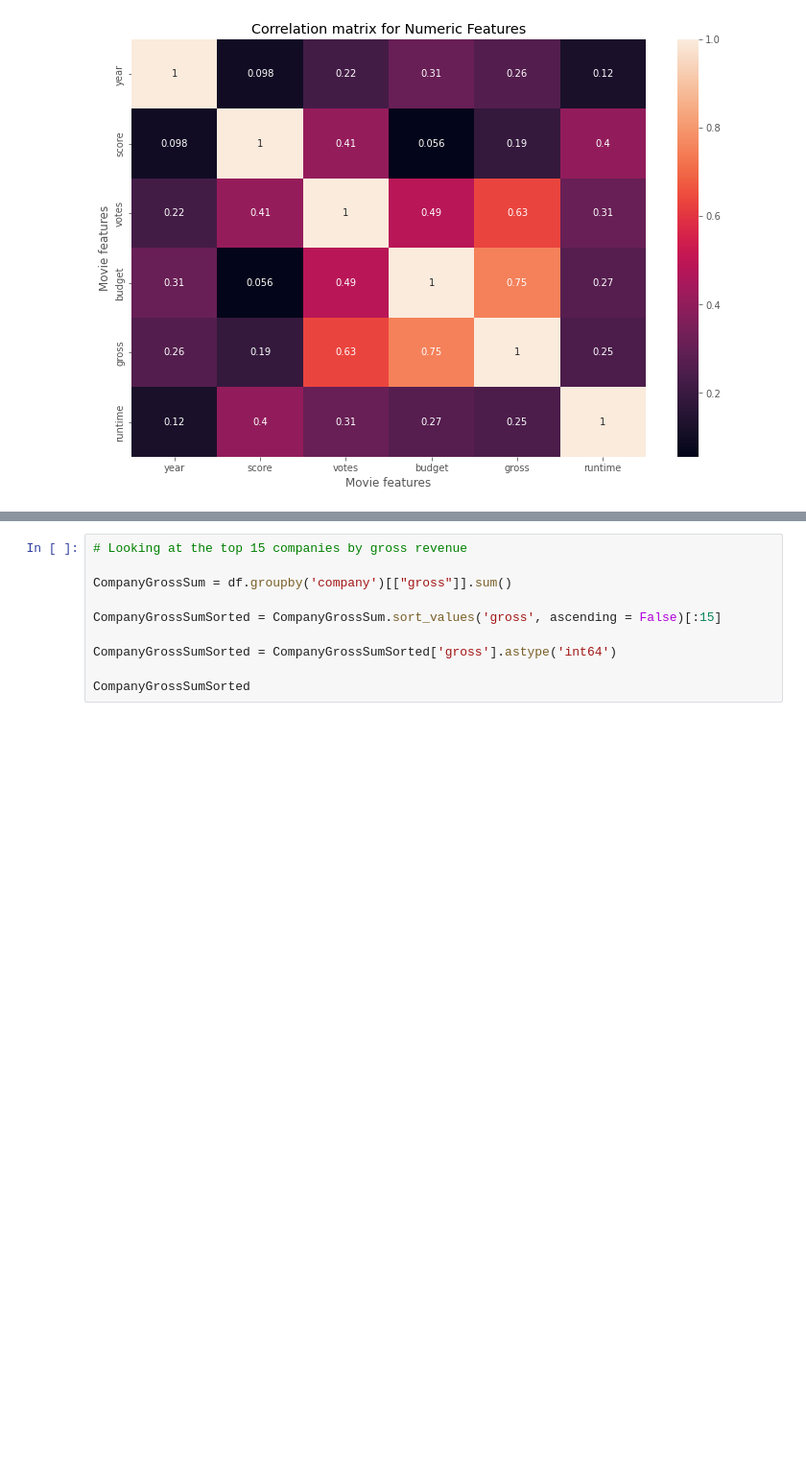
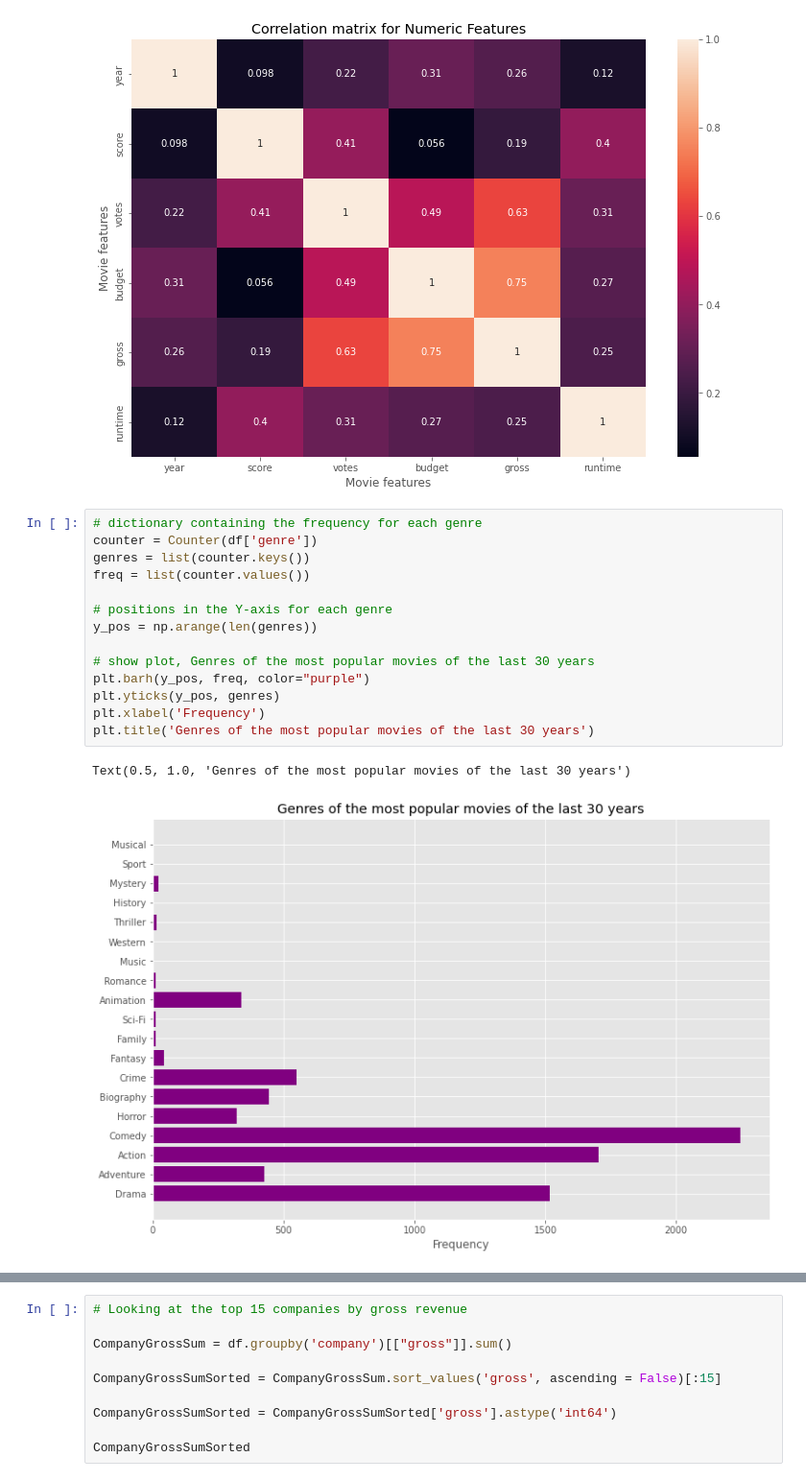
Before and after one commit to hosjab2/Data-Analyst-Portfolio, a Jupyter notebook: Movies Correlation.ipynb, the cells around one changed output, grey strips where cells are left out. Shown at 96% size. Saved outputs shown, nothing was run; the diff lists cells and outputs as text; blank space fills up the shorter version.

Commit message:
plot change

```diff
--- a/Movies Correlation.ipynb
+++ b/Movies Correlation.ipynb
@@ -250,3 +251,20 @@ plt.ylabel("Movie features")
 plt.show()
 # %% [output]
 [figure]
+# %%
+# dictionary containing the frequency for each genre
+counter = Counter(df['genre'])
+genres = list(counter.keys())
+freq = list(counter.values())
+
+# positions in the Y-axis for each genre
+y_pos = np.arange(len(genres))
+
+# show plot, Genres of the most popular movies of the last 30 years
+plt.barh(y_pos, freq, color="purple")
+plt.yticks(y_pos, genres)
+plt.xlabel('Frequency')
+plt.title('Genres of the most popular movies of the last 30 years')
+# %% [output]
+Text(0.5, 1.0, 'Genres of the most popular movies of the last 30 years')
+[figure, added]
```
Also changed, not shown: parts of 3 cells of this notebook.
